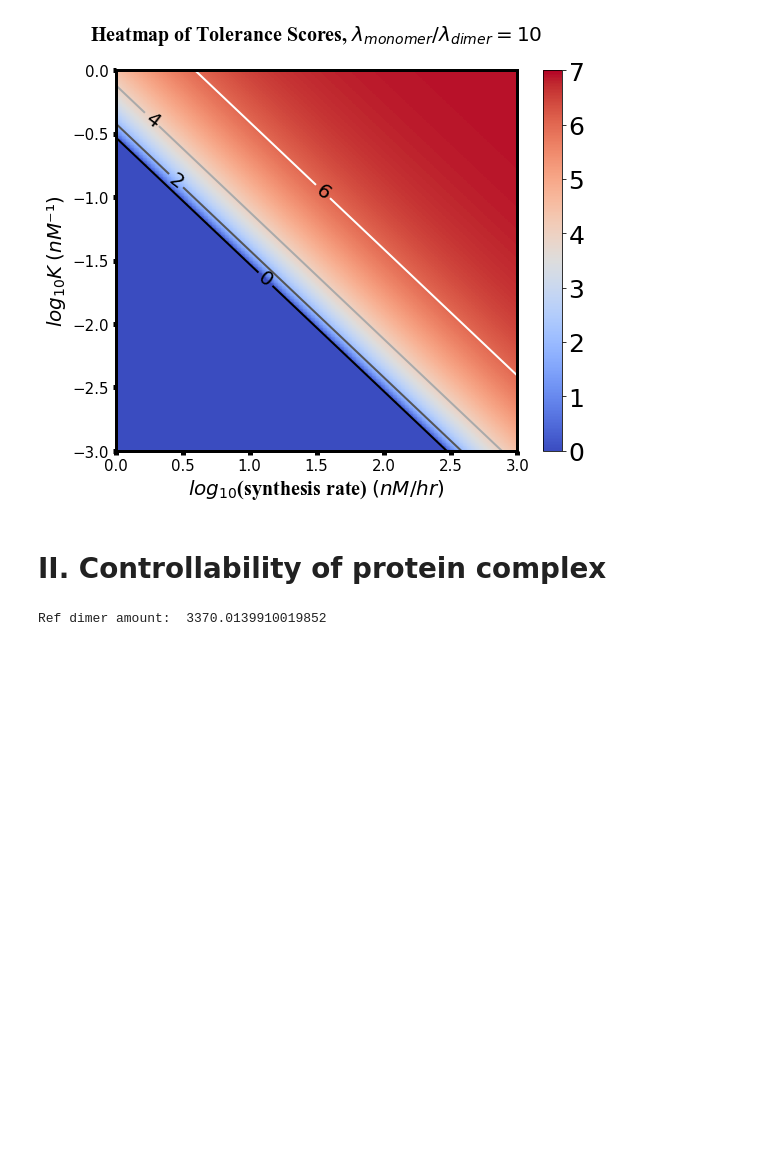
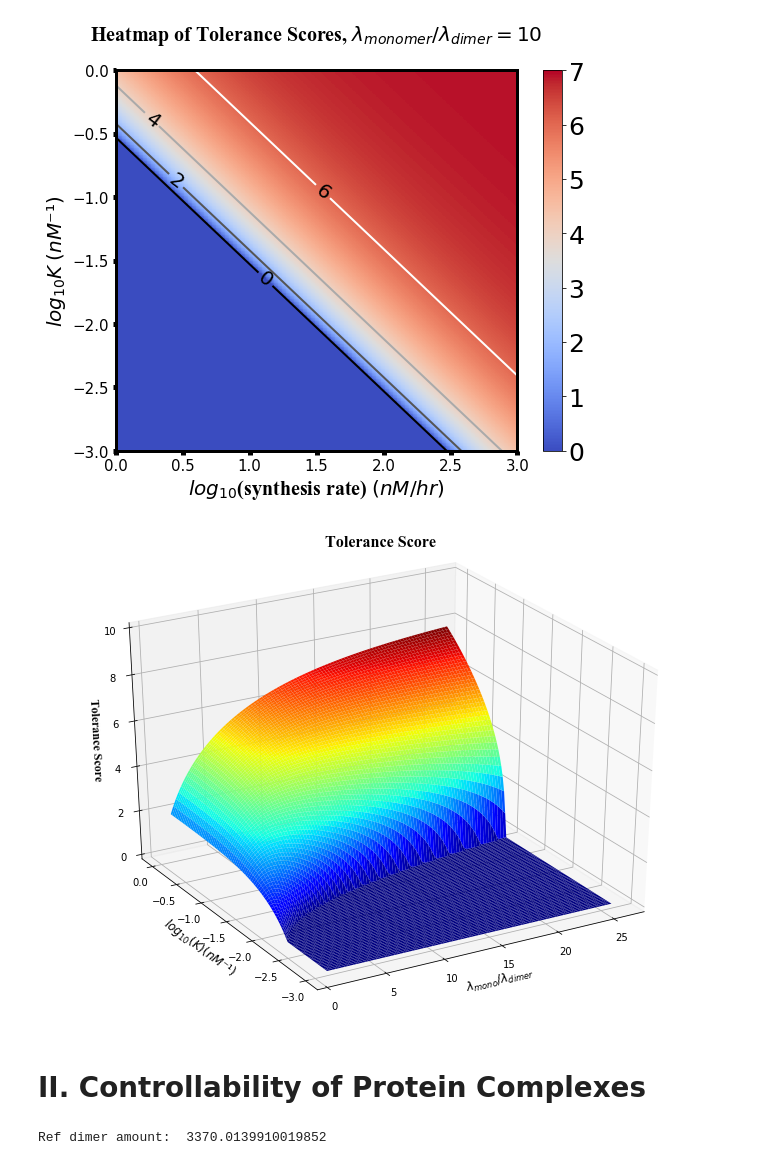
Before and after one commit to KL-Hsu/mathematical_modeling_of_complex_formation, a Jupyter notebook: Main.ipynb, the cells around one changed output. Cells and saved outputs as stored; diff of their text form; code cells hidden in the pictures; blank space fills up the shorter version.

```diff
--- a/Main.ipynb
+++ b/Main.ipynb
@@ -19,8 +22,12 @@ Tolerance score: 1.9762163539459525
 tolerance_score_heatmap(lam1=0.27, lam3=0.027,c_min=1,c_max=1000,k_min=0.001,k_max=1,resolution1 = 500, resolution2=500)
 # %% [output]
 [figure]
+# %%
+tolerance_score_heatmap3D(lam_min=0.027, lam_max=0.7, k_min=0.001, k_max=1, c2=10, offset=0, resolution=100)
+# %% [output]
+[figure, added]
 # %% [markdown]
-# II. Controllability of protein complex
+# II. Controllability of Protein Complexes
 # %%
 draw_dimer_response(lam1=0.135, lam2=0.027, lam3=0.027, K=0.05, c2=98, fold=2, lam12_equal=True, normalize=True, compare=True)
 # %% [output]
```
Also changed, not shown: parts of 12 cells of this notebook.
